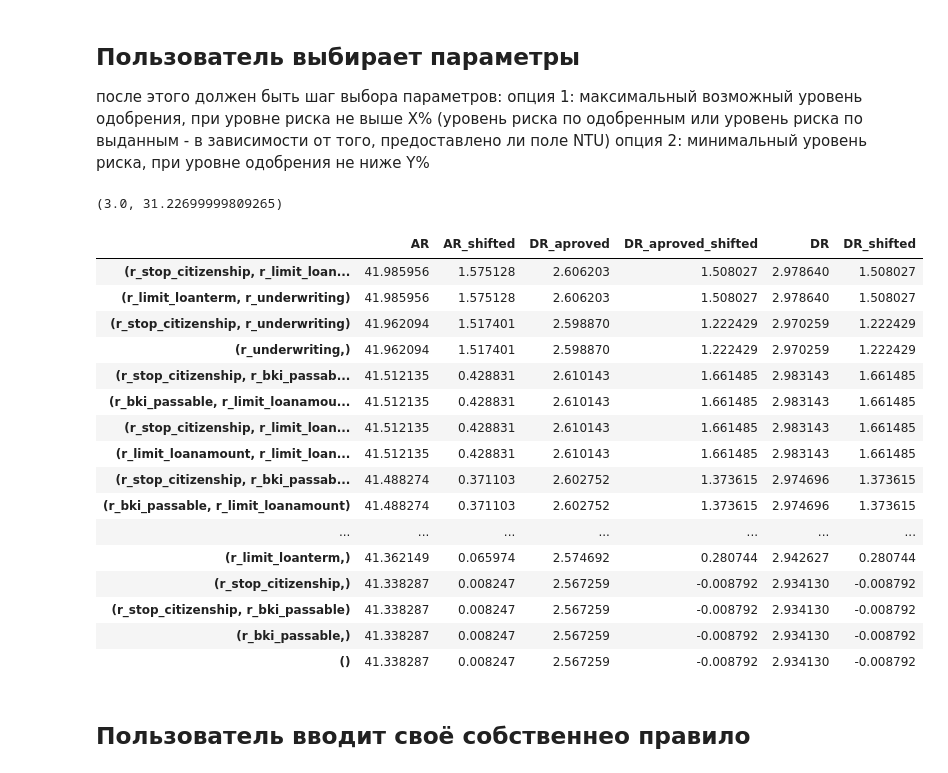
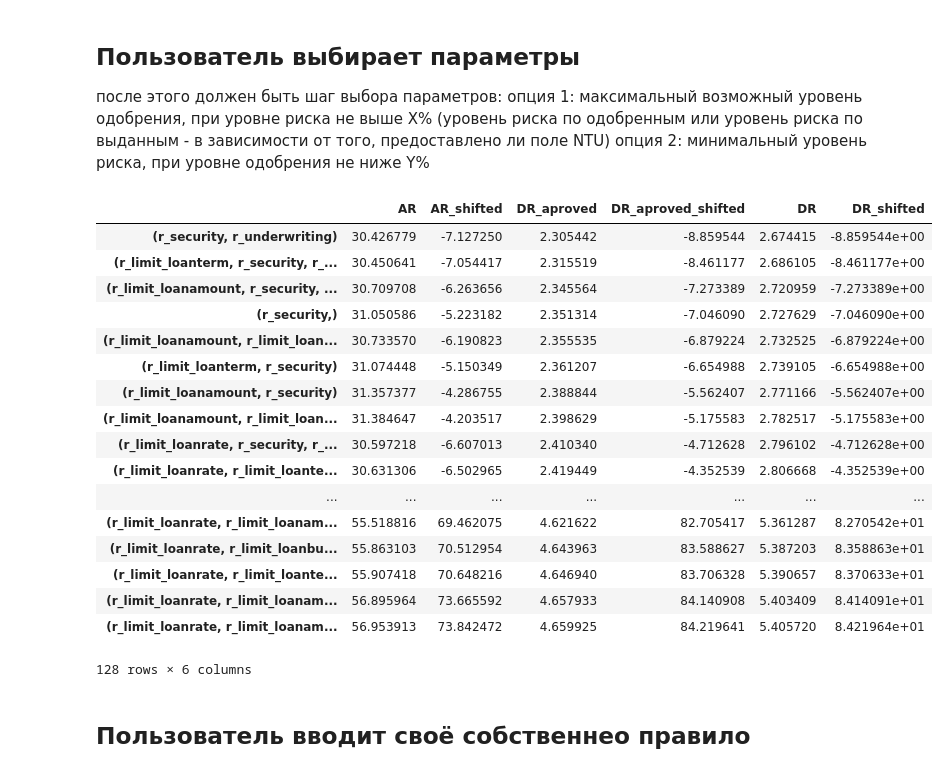
Before and after one commit to Sophia-team/datapy, a Jupyter notebook: Role and Type Selector.ipynb, the cells around one changed output. Cells and saved outputs as stored; diff of their text form; code cells hidden in the pictures.

```diff
--- a/Role and Type Selector.ipynb
+++ b/Role and Type Selector.ipynb
@@ -112,43 +114,42 @@ unique_factor
 # %%
 #поиск всех возможных комбинаций
 start = time.time()
-found_combinations=server.find_combinations()
+found_combinations =server.find_combinations()
 end = time.time()
 elapsed = end - start
-print(elapsed//60, elapsed%60)
+#print(elapsed//60, elapsed%60, 15, 2**15)
-# %% [output]
-(3.0, 31.22699999809265)
 # %%
 #поиск комбинаций по параметрам
 # 1: максимальный возможный уровень одобрения, при уровне риска не выше X% (уровень риска по одобренным
-param_max_dr=3
+param_max_dr=50
 optimized_by_dr=server.optimize_rules_dr(param_max_dr)
 dr = pd.DataFrame(optimized_by_dr)
 
 # 2: минимальный уровень риска, при уровне одобрения не ниже Y%
-param_min_ar=60
+param_min_ar=10
 optimized_by_ar=server.optimize_rules_ar(param_min_ar)
 ar = pd.DataFrame(optimized_by_ar)
-# %%
-dr
-# %% [output]
-|  | AR | AR_shifted | DR_aproved | DR_aproved_shifted | DR | DR_shifted |
-| (r_stop_citizenship, r_limit_loan... | 41.985956 | 1.575128 | 2.606203 | 1.508027 | 2.978640 | 1.508027 |
-| (r_limit_loanterm, r_underwriting) | 41.985956 | 1.575128 | 2.606203 | 1.508027 | 2.978640 | 1.508027 |
-| (r_stop_citizenship, r_underwriting) | 41.962094 | 1.517401 | 2.598870 | 1.222429 | 2.970259 | 1.222429 |
-| (r_underwriting,) | 41.962094 | 1.517401 | 2.598870 | 1.222429 | 2.970259 | 1.222429 |
-| (r_stop_citizenship, r_bki_passab... | 41.512135 | 0.428831 | 2.610143 | 1.661485 | 2.983143 | 1.661485 |
-| (r_bki_passable, r_limit_loanamou... | 41.512135 | 0.428831 | 2.610143 | 1.661485 | 2.983143 | 1.661485 |
-| (r_stop_citizenship, r_limit_loan... | 41.512135 | 0.428831 | 2.610143 | 1.661485 | 2.983143 | 1.661485 |
-| (r_limit_loanamount, r_limit_loan... | 41.512135 | 0.428831 | 2.610143 | 1.661485 | 2.983143 | 1.661485 |
-| (r_stop_citizenship, r_bki_passab... | 41.488274 | 0.371103 | 2.602752 | 1.373615 | 2.974696 | 1.373615 |
-| (r_bki_passable, r_limit_loanamount) | 41.488274 | 0.371103 | 2.602752 | 1.373615 | 2.974696 | 1.373615 |
-| ... | ... | ... | ... | ... | ... | ... |
-| (r_limit_loanterm,) | 41.362149 | 0.065974 | 2.574692 | 0.280744 | 2.942627 | 0.280744 |
-| (r_stop_citizenship,) | 41.338287 | 0.008247 | 2.567259 | -0.008792 | 2.934130 | -0.008792 |
-| (r_stop_citizenship, r_bki_passable) | 41.338287 | 0.008247 | 2.567259 | -0.008792 | 2.934130 | -0.008792 |
-| (r_bki_passable,) | 41.338287 | 0.008247 | 2.567259 | -0.008792 | 2.934130 | -0.008792 |
-| () | 41.338287 | 0.008247 | 2.567259 | -0.008792 | 2.934130 | -0.008792 |
+# %%
+ar
+# %% [output]
+|  | AR | AR_shifted | DR_aproved | DR_aproved_shifted | DR | DR_shifted |
+| (r_security, r_underwriting) | 30.426779 | -7.127250 | 2.305442 | -8.859544 | 2.674415 | -8.859544e+00 |
+| (r_limit_loanterm, r_security, r_... | 30.450641 | -7.054417 | 2.315519 | -8.461177 | 2.686105 | -8.461177e+00 |
+| (r_limit_loanamount, r_security, ... | 30.709708 | -6.263656 | 2.345564 | -7.273389 | 2.720959 | -7.273389e+00 |
+| (r_security,) | 31.050586 | -5.223182 | 2.351314 | -7.046090 | 2.727629 | -7.046090e+00 |
+| (r_limit_loanamount, r_limit_loan... | 30.733570 | -6.190823 | 2.355535 | -6.879224 | 2.732525 | -6.879224e+00 |
+| (r_limit_loanterm, r_security) | 31.074448 | -5.150349 | 2.361207 | -6.654988 | 2.739105 | -6.654988e+00 |
+| (r_limit_loanamount, r_security) | 31.357377 | -4.286755 | 2.388844 | -5.562407 | 2.771166 | -5.562407e+00 |
+| (r_limit_loanamount, r_limit_loan... | 31.384647 | -4.203517 | 2.398629 | -5.175583 | 2.782517 | -5.175583e+00 |
+| (r_limit_loanrate, r_security, r_... | 30.597218 | -6.607013 | 2.410340 | -4.712628 | 2.796102 | -4.712628e+00 |
+| (r_limit_loanrate, r_limit_loante... | 30.631306 | -6.502965 | 2.419449 | -4.352539 | 2.806668 | -4.352539e+00 |
+| ... | ... | ... | ... | ... | ... | ... |
+| (r_limit_loanrate, r_limit_loanam... | 55.518816 | 69.462075 | 4.621622 | 82.705417 | 5.361287 | 8.270542e+01 |
+| (r_limit_loanrate, r_limit_loanbu... | 55.863103 | 70.512954 | 4.643963 | 83.588627 | 5.387203 | 8.358863e+01 |
+| (r_limit_loanrate, r_limit_loante... | 55.907418 | 70.648216 | 4.646940 | 83.706328 | 5.390657 | 8.370633e+01 |
+| (r_limit_loanrate, r_limit_loanam... | 56.895964 | 73.665592 | 4.657933 | 84.140908 | 5.403409 | 8.414091e+01 |
+| (r_limit_loanrate, r_limit_loanam... | 56.953913 | 73.842472 | 4.659925 | 84.219641 | 5.405720 | 8.421964e+01 |
+128 rows × 6 columns
 # %% [markdown]
 ## Пользователь вводит своё собственнео правило
 # %%
```
Also changed, not shown: parts of 8 cells of this notebook, 1 other file.
